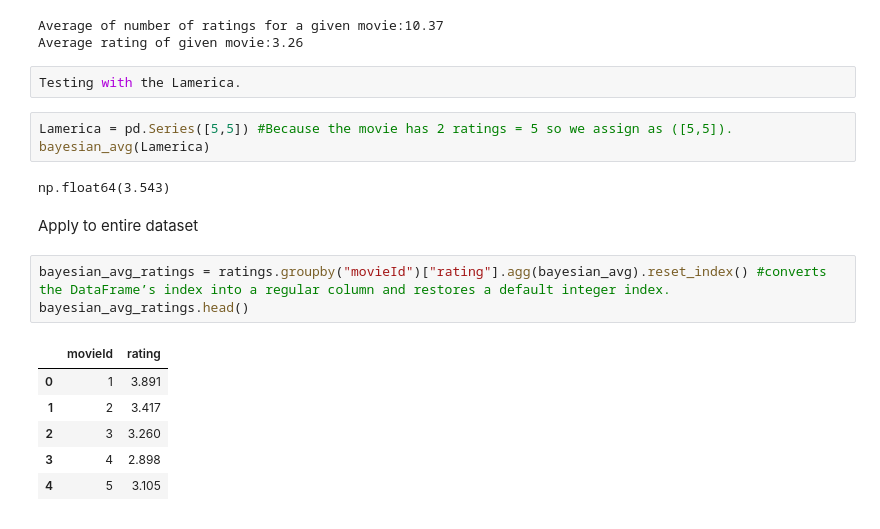
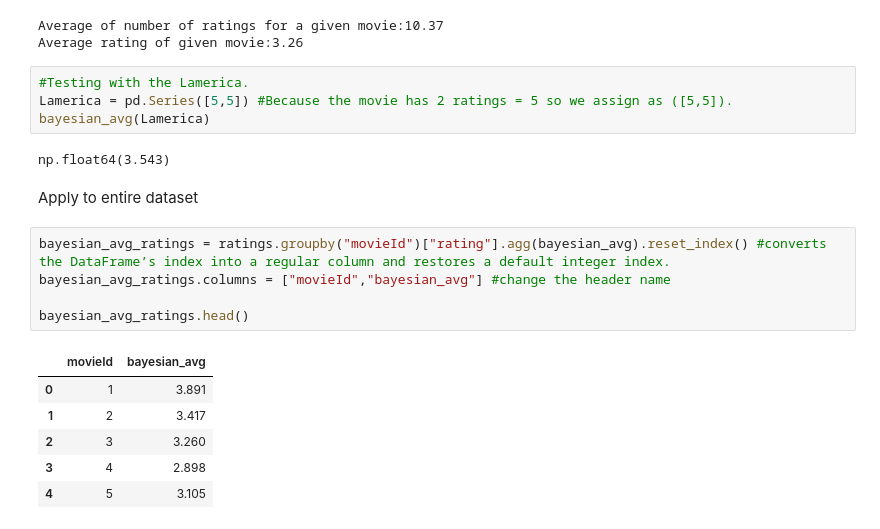
Before and after one commit to DSon24/Practice-recommender-project, a Jupyter notebook: Code/practice recommender.ipynb, the cells around one changed output. Cells and saved outputs as stored; diff of their text form.

```diff
--- a/Code/practice recommender.ipynb
+++ b/Code/practice recommender.ipynb
@@ -159,9 +159,8 @@ def bayesian_avg(ratings):
 # %% [output]
 Average of number of ratings for a given movie:10.37
 Average rating of given movie:3.26
-# %%
-Testing with the Lamerica.
 # %%
+#Testing with the Lamerica.
 Lamerica = pd.Series([5,5]) #Because the movie has 2 ratings = 5 so we assign as ([5,5]).
 bayesian_avg(Lamerica)
 # %% [output]
@@ -170,9 +169,11 @@ np.float64(3.543)
 Apply to entire dataset
 # %%
 bayesian_avg_ratings = ratings.groupby("movieId")["rating"].agg(bayesian_avg).reset_index() #converts the DataFrame’s index into a regular column and restores a default integer index.
+bayesian_avg_ratings.columns = ["movieId","bayesian_avg"] #change the header name
+
 bayesian_avg_ratings.head()
 # %% [output]
-|  | movieId | rating |
+|  | movieId | bayesian_avg |
 | 0 | 1 | 3.891 |
 | 1 | 2 | 3.417 |
 | 2 | 3 | 3.260 |
```
Also changed, not shown: parts of 12 cells of this notebook.
